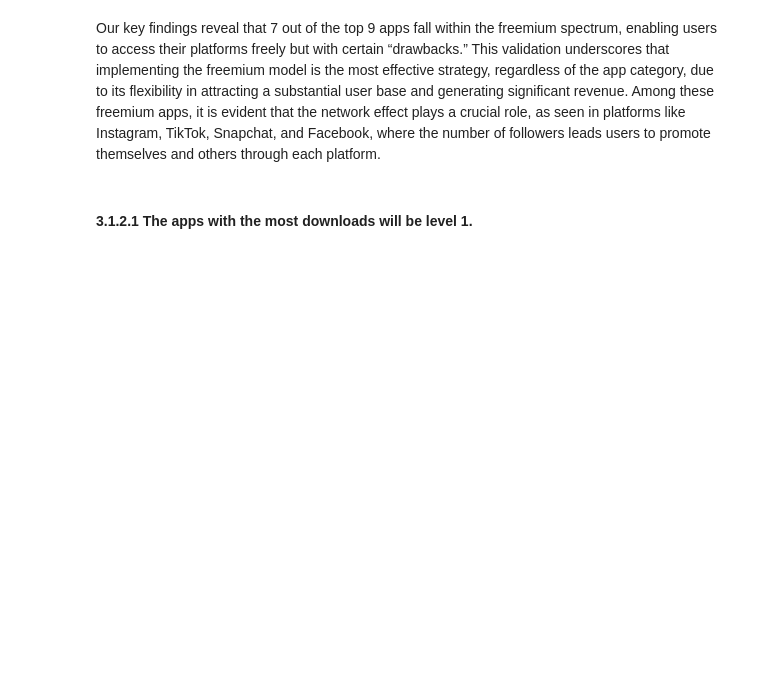
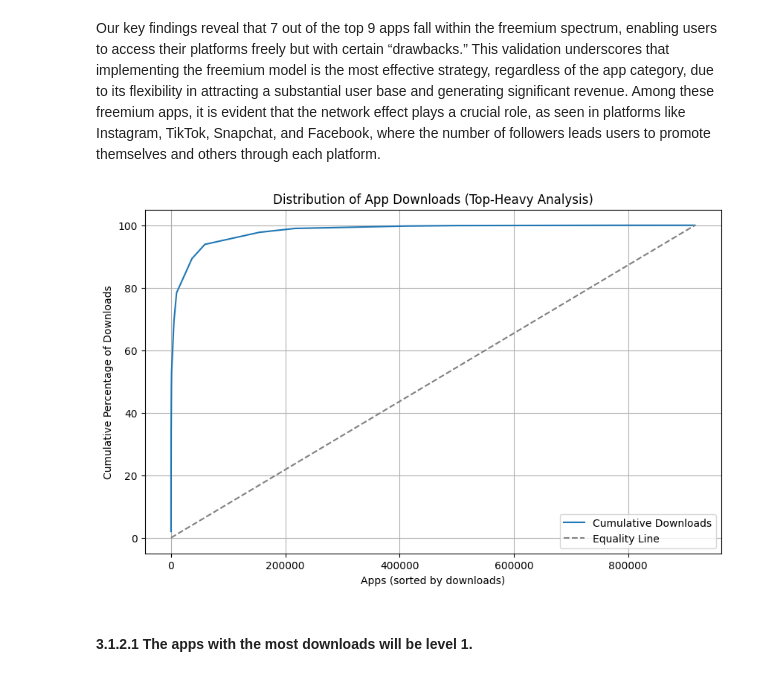
Before and after one commit to kevinmout/SBM, a Jupyter notebook: EDA.ipynb, the cells around one changed output. Drawn from its saved outputs; the diff is of its cells as text; code cells hidden in the pictures; blank space fills up the shorter version.

```diff
--- a/EDA.ipynb
+++ b/EDA.ipynb
@@ -763,6 +787,27 @@ df_h1b = df_h1b[relevant_columns_h1b]
 # %%
 # Calculate the sum of downloads for each level
 total_downloads_h1b = df_h1b.groupby('level')['num_downloads'].sum().reset_index()
+# %%
+# Sort the dataframe by 'num_downloads' in descending order
+df_sorted = df_h1b.sort_values(by='num_downloads', ascending=False)
+
+# Calculate the cumulative percentage of downloads
+df_sorted['cumulative_percentage_downloads'] = df_sorted['num_downloads'].cumsum() / df_sorted['num_downloads'].sum() * 100
+
+# Create a Lorenz curve-style plot
+plt.figure(figsize=(10, 6))
+plt.plot(range(1, len(df_sorted) + 1), df_sorted['cumulative_percentage_downloads'], label='Cumulative Downloads')
+plt.plot([1, len(df_sorted)], [0, 100], linestyle='--', color='gray', label='Equality Line')
+
+# Add labels and title
+plt.title('Distribution of App Downloads (Top-Heavy Analysis)')
+plt.xlabel('Apps (sorted by downloads)')
+plt.ylabel('Cumulative Percentage of Downloads')
+plt.legend()
+plt.grid(True)
+plt.show()
+# %% [output]
+[figure, added]
 # %% [markdown]
 #### 3.1.2.1 The apps with the most downloads will be level 1.
 # %%
```
Also changed, not shown: parts of 16 cells of this notebook, 8 other files.
